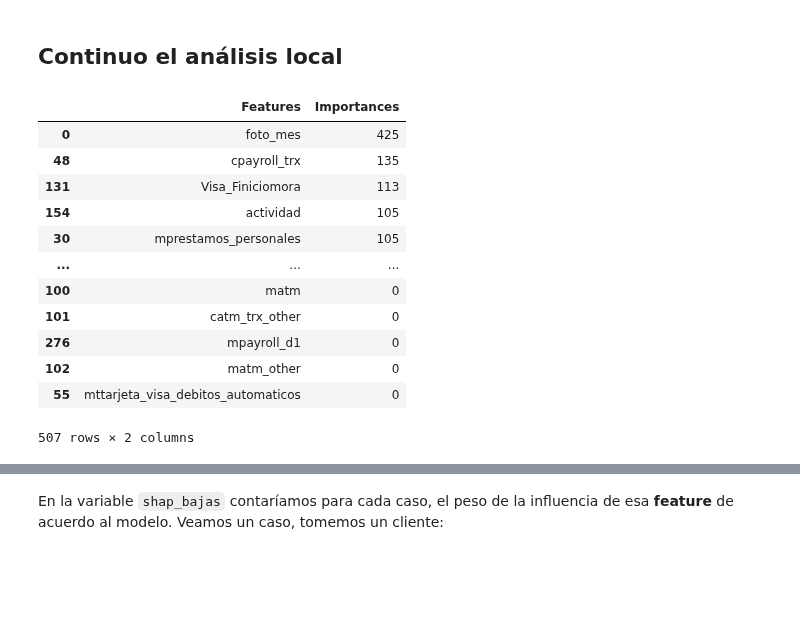
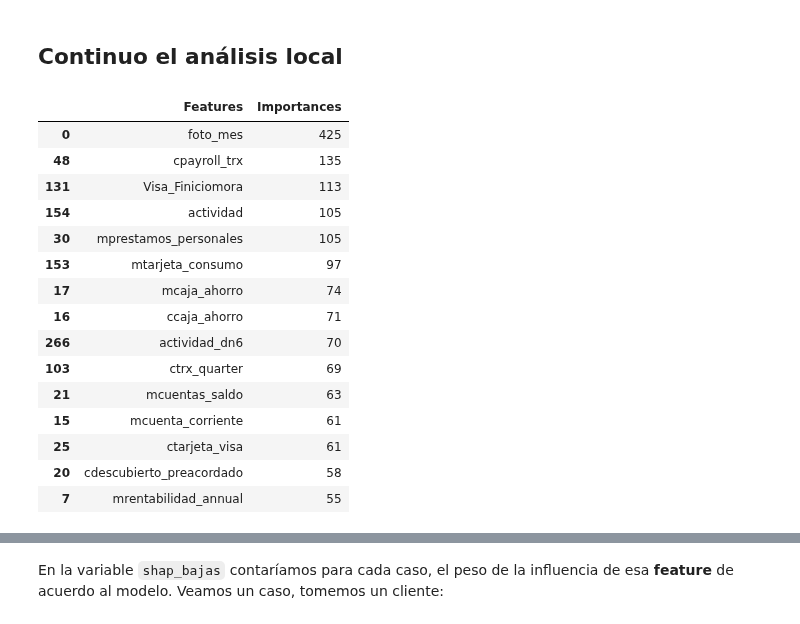
Before and after one commit to bettachini/dmeyf2023, a Jupyter notebook: zweite/801_local.ipynb, the cells around one changed output, grey strips where cells are left out. Saved outputs shown, nothing was run; the diff lists cells and outputs as text; code cells hidden in the pictures; blank space fills up the shorter version.

```diff
--- a/zweite/801_local.ipynb
+++ b/zweite/801_local.ipynb
@@ -58,18 +58,21 @@ p_bajas = np.load("../../normanbuck/datasets/p_bajas_02.npy")
 # %% [markdown]
 ## Continuo el análisis local
 # %%
-lgbm_importancia
+lgbm_importancia[:15]
 # %% [output]
 |  | Features | Importances |
 | 0 | foto_mes | 425 |
 | 48 | cpayroll_trx | 135 |
 | 131 | Visa_Finiciomora | 113 |
 | 154 | actividad | 105 |
 | 30 | mprestamos_personales | 105 |
-| ... | ... | ... |
-| 100 | matm | 0 |
-| 101 | catm_trx_other | 0 |
-| 276 | mpayroll_d1 | 0 |
-| 102 | matm_other | 0 |
-| 55 | mttarjeta_visa_debitos_automaticos | 0 |
+| 153 | mtarjeta_consumo | 97 |
+| 17 | mcaja_ahorro | 74 |
+| 16 | ccaja_ahorro | 71 |
+| 266 | actividad_dn6 | 70 |
+| 103 | ctrx_quarter | 69 |
+| 21 | mcuentas_saldo | 63 |
+| 15 | mcuenta_corriente | 61 |
+| 25 | ctarjeta_visa | 61 |
+| 20 | cdescubierto_preacordado | 58 |
+| 7 | mrentabilidad_annual | 55 |
-507 rows × 2 columns
```
Also changed, not shown: parts of 3 cells of this notebook, 4 other files.
